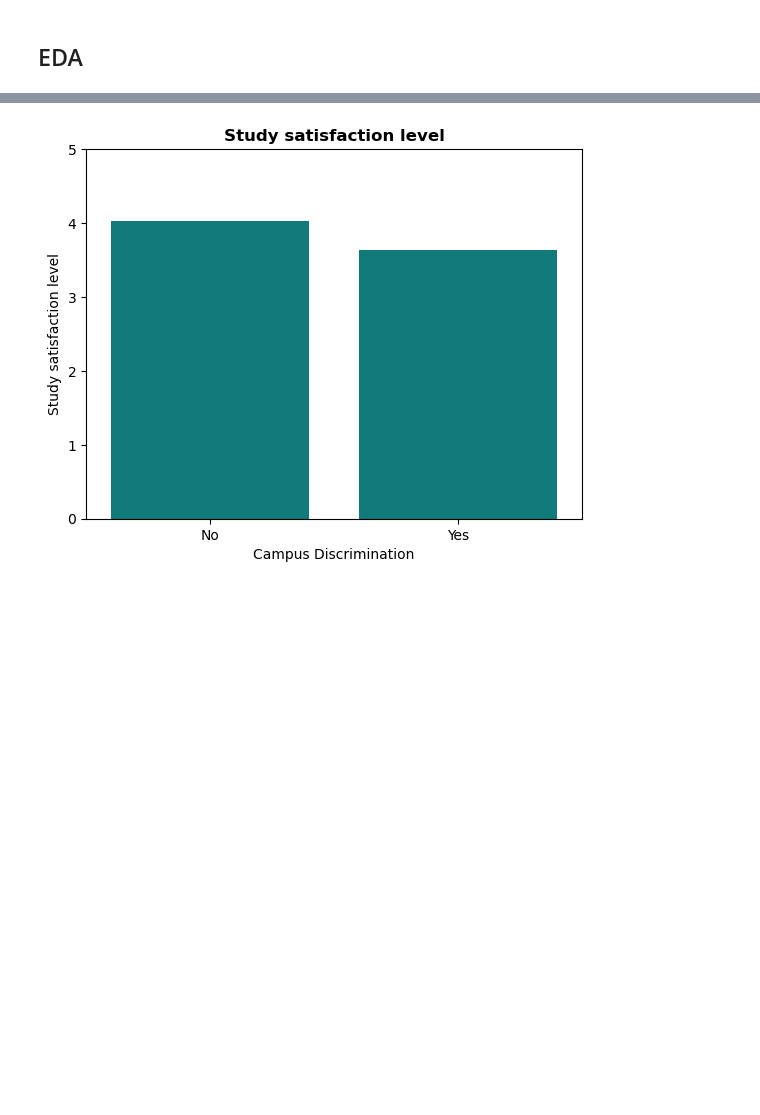
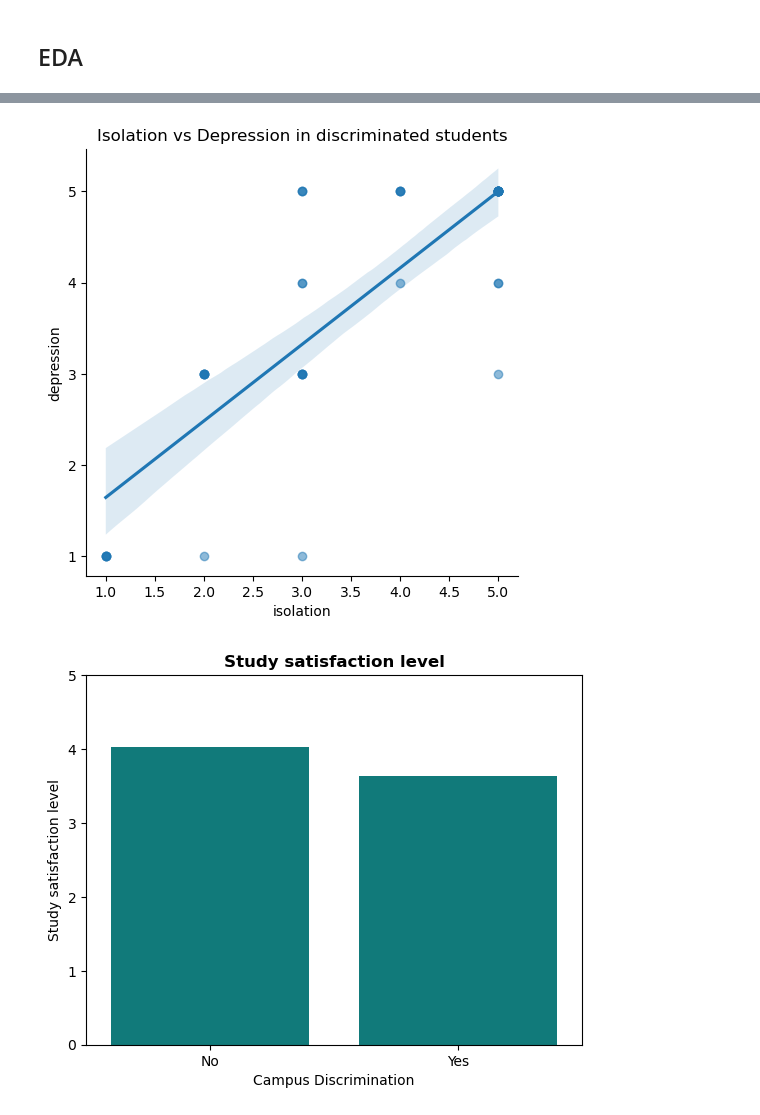
Before and after one commit to provence2911/Python_Data_Project, a Jupyter notebook: Project_2_Mental_Health_Survey/EDA.ipynb, the cells around one changed output, grey strips where cells are left out. Drawn from its saved outputs; the diff is of its cells as text; code cells hidden in the pictures; blank space fills up the shorter version.

```diff
--- a/Project_2_Mental_Health_Survey/EDA.ipynb
+++ b/Project_2_Mental_Health_Survey/EDA.ipynb
@@ -59,3 +85,9 @@ Text(0.5, 1.0, 'Correlation in Student Mental Health and University factors')
+# %%
+sns.lmplot(df_discriminated, x='isolation', y = 'depression', scatter_kws={'alpha':0.5})
+plt.title('Isolation vs Depression in discriminated students')
+plt.show()
+# %% [output]
+[figure, added]
 # %%
 # Campus Discrimination VS Study satisfaction level
 satisfaction = df.pivot_table(index='campus_discrimination', values='study_satisfaction', aggfunc='mean')
```
Also changed, not shown: parts of 5 cells of this notebook, 2 other files.
